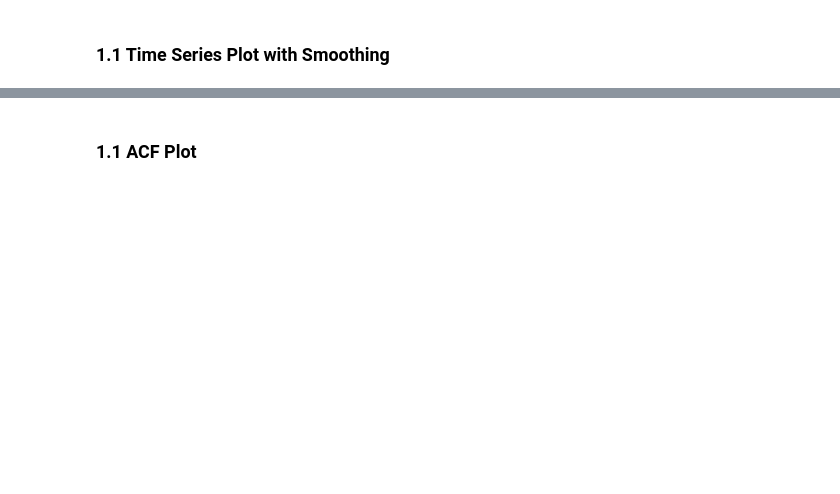
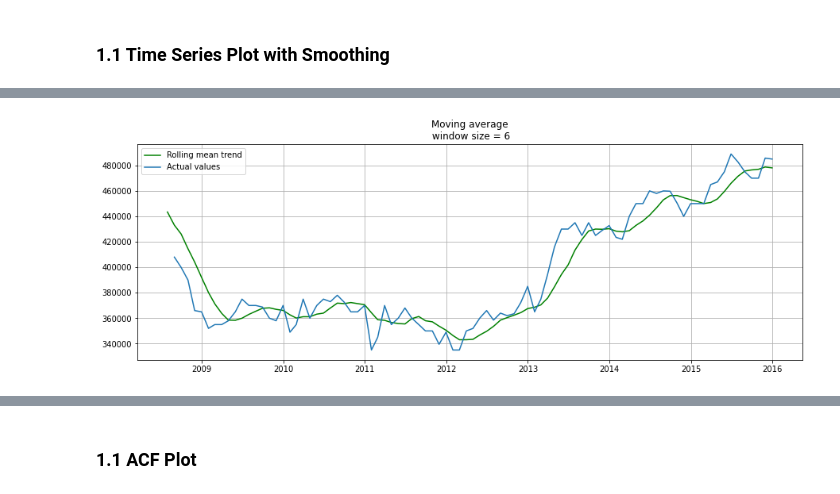
Before and after one commit to easternRainy/Zillow-TS-Prj, a Jupyter notebook: Template.ipynb, the cells around one changed output, grey strips where cells are left out. Drawn from its saved outputs; the diff is of its cells as text; code cells hidden in the pictures; blank space fills up the shorter version.

```diff
--- a/Template.ipynb
+++ b/Template.ipynb
@@ -19,0 +48,6 @@ df_test = pd.read_csv("data/test.csv")
+# %%
+fig, ax = plt.subplots(figsize=(15,5))
+plot_moving_average(df_train_one_col, 6, ax=ax, plot_actual=True)
+plt.show()
+# %% [output]
+[figure, added]
```
Also changed, not shown: parts of 13 cells of this notebook.
